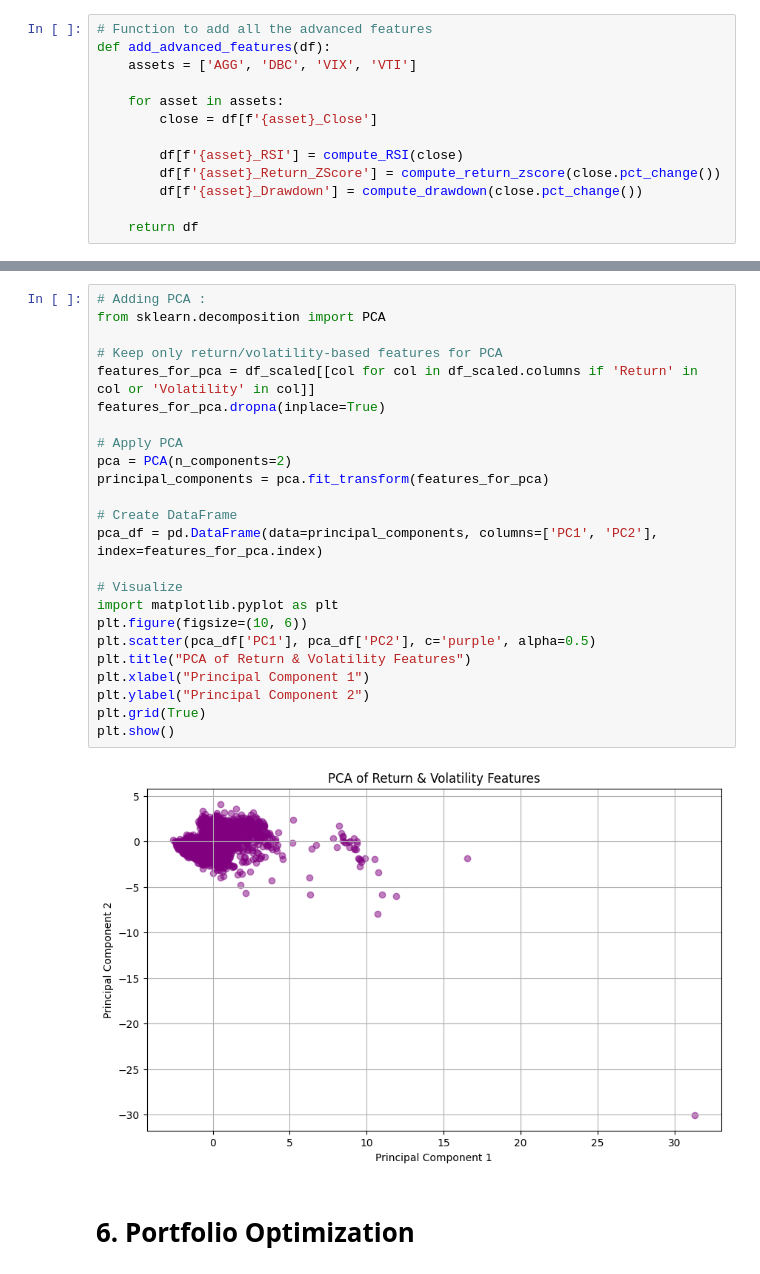
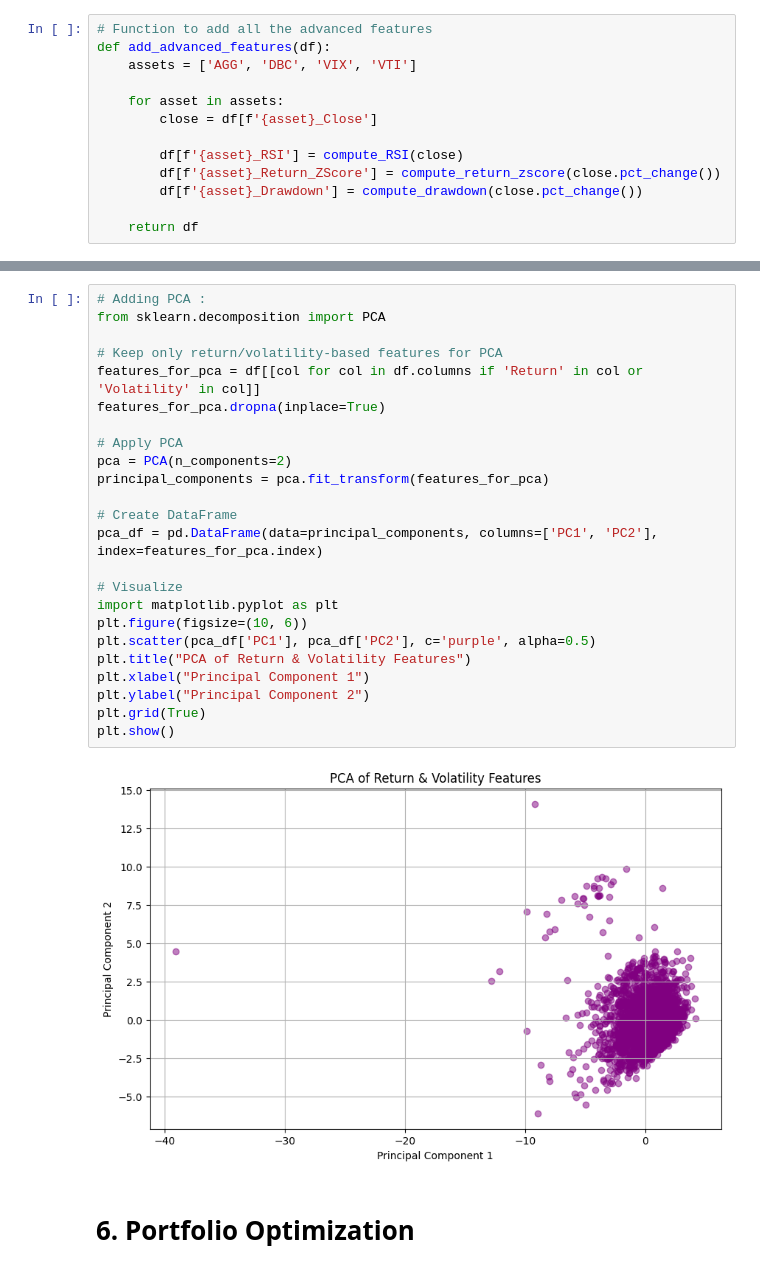
Before and after one commit to Saisha0512/Portfolio_Optimization_ML_DL, a Jupyter notebook: Portfolio_Optimization_ML_DL.ipynb, the cells around one changed output, grey strips where cells are left out. Cells and saved outputs as stored; diff of their text form.

```diff
--- a/Portfolio_Optimization_ML_DL.ipynb
+++ b/Portfolio_Optimization_ML_DL.ipynb
@@ -502,28 +502,28 @@ VIX_Daily Return        252.102107
 # %%
 # Adding PCA :
 from sklearn.decomposition import PCA
 
 # Keep only return/volatility-based features for PCA
-features_for_pca = df_scaled[[col for col in df_scaled.columns if 'Return' in col or 'Volatility' in col]]
+features_for_pca = df[[col for col in df.columns if 'Return' in col or 'Volatility' in col]]
 features_for_pca.dropna(inplace=True)
 
 # Apply PCA
 pca = PCA(n_components=2)
 principal_components = pca.fit_transform(features_for_pca)
 
 # Create DataFrame
 pca_df = pd.DataFrame(data=principal_components, columns=['PC1', 'PC2'], index=features_for_pca.index)
 
 # Visualize
 import matplotlib.pyplot as plt
 plt.figure(figsize=(10, 6))
 plt.scatter(pca_df['PC1'], pca_df['PC2'], c='purple', alpha=0.5)
 plt.title("PCA of Return & Volatility Features")
 plt.xlabel("Principal Component 1")
 plt.ylabel("Principal Component 2")
 plt.grid(True)
 plt.show()
 # %% [output]
-[figure, old version]
+[figure, new version]
 # %% [markdown]
 # **6. Portfolio Optimization**
```
Also changed, not shown: parts of 21 cells of this notebook.
